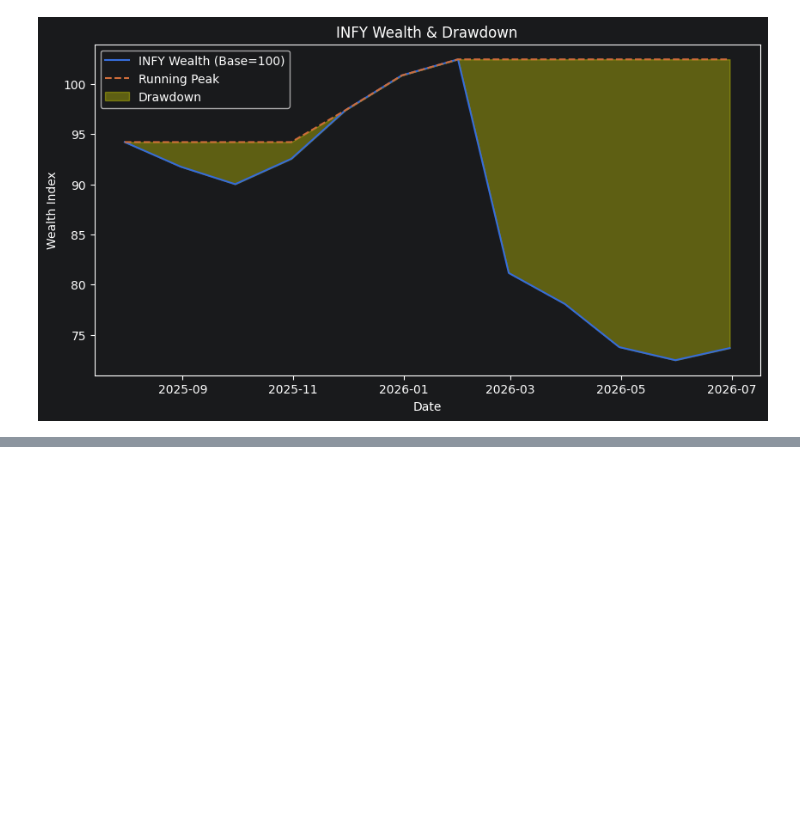
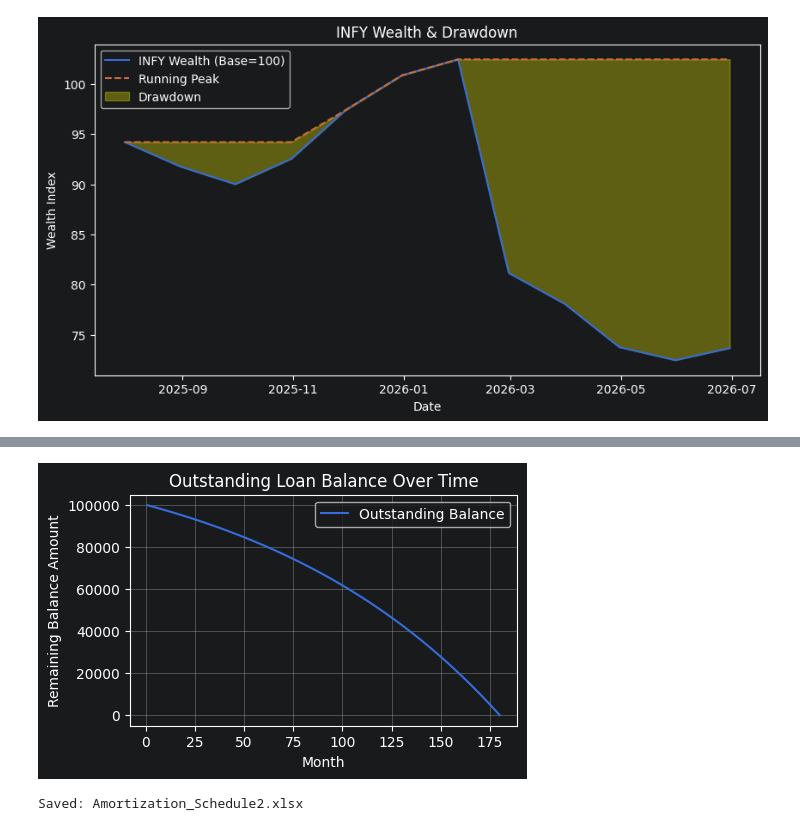
Before and after one commit to Bhuvaneshcmv/PythonInFinance101, a Jupyter notebook: notebook.ipynb, the cells around one changed output, grey strips where cells are left out. Saved outputs shown, nothing was run; the diff lists cells and outputs as text; code cells hidden in the pictures; blank space fills up the shorter version.

```diff
--- a/notebook.ipynb
+++ b/notebook.ipynb
@@ -2080,0 +2194,17 @@ plt.show()
+# %%
+plt.figure(figsize=(5, 3))
+plt.plot(df["Month"], df["Balance"], label = 'Outstanding Balance')
+plt.title('Outstanding Loan Balance Over Time')
+plt.xlabel('Month')
+plt.ylabel('Remaining Balance Amount')
+plt.legend()
+plt.grid(True)
+plt.show()
+# %% [output]
+[figure, added]
+# %%
+output_file = "Amortization_Schedule2.xlsx"
+df.to_excel(output_file, index=False)
+print("Saved:", output_file)
+# %% [output]
+Saved: Amortization_Schedule2.xlsx
```
Also changed, not shown: parts of 9 cells of this notebook, 1 other file.
